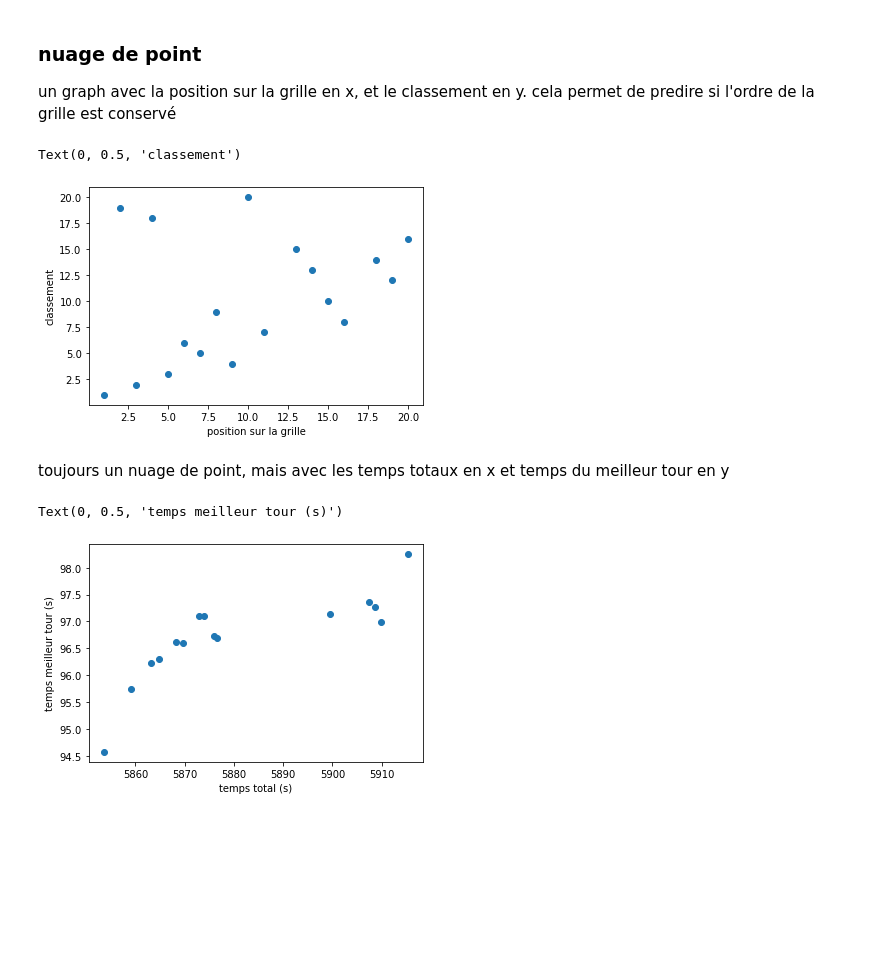
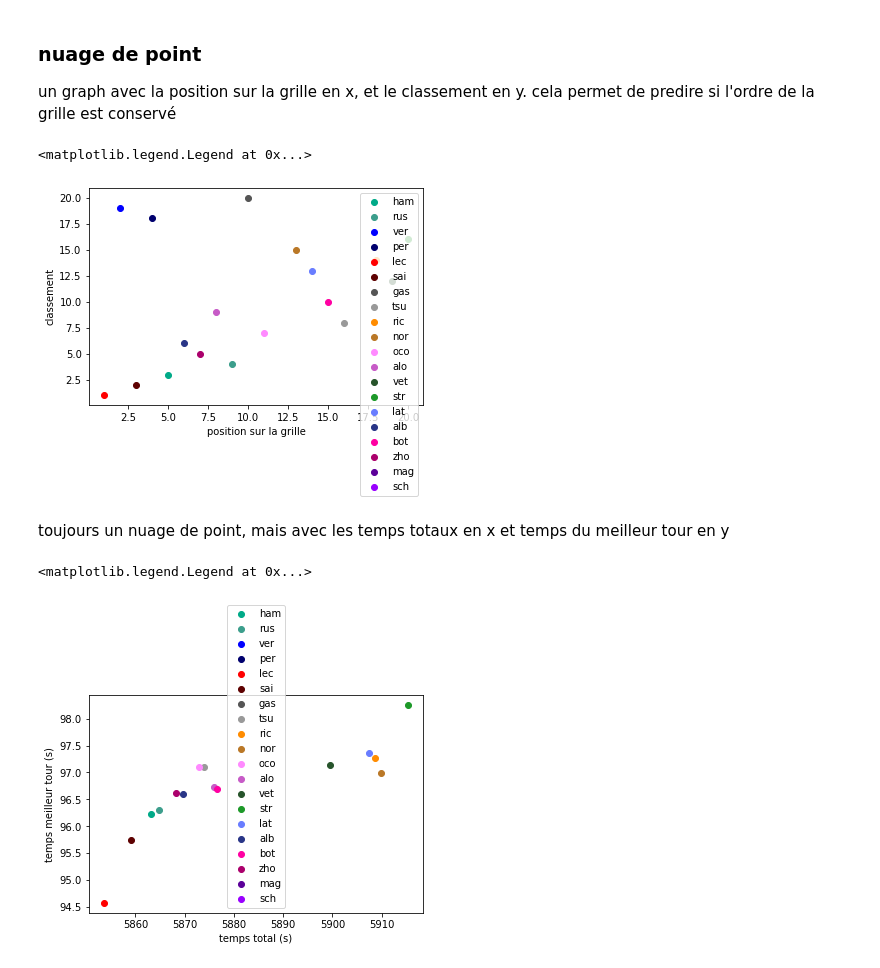
Before and after one commit to shayanekat/FormulaOne, a Jupyter notebook: analyse.ipynb, the cells around one changed output. Cells and saved outputs as stored; diff of their text form; code cells hidden in the pictures; blank space fills up the shorter version.

Commit message:
add pilot color

```diff
--- a/analyse.ipynb
+++ b/analyse.ipynb
@@ -28,6 +28,29 @@ data_result = pd.read_csv("data/race_result.csv")
 
 X = [i for i in range(1, data_points.shape[0]+1)]
 n = 6
+order = ["ham","rus","ver","per","lec","sai","gas","tsu","ric","nor","oco","alo","vet","str","lat","alb","bot","zho","mag","sch"]
+colors = {
+    "ham": "#00AA88",
+    "rus": "#3C9E8C",
+    "ver": "#0000FF",
+    "per": "#00006E",
+    "lec": "#FF0000",
+    "sai": "#5E0101",
+    "gas": "#555555",
+    "tsu": "#999999",
+    "ric": "#FF8C00",
+    "nor": "#BA7827",
+    "oco": "#FF8AFF",
+    "alo": "#C75BC7",
+    "vet": "#27542B",
+    "str": "#1D9929",
+    "lat": "#697DFF",
+    "alb": "#293587",
+    "bot": "#FF00A2",
+    "zho": "#AB006C",
+    "mag": "#5C0099",
+    "sch": "#9900FF"
+}
 
 jsonfile = open("teams.json")
 teams_pilot = json.load(jsonfile)
@@ -74,18 +97,22 @@ print(teams_pilot)
 ### nuage de point
 un graph avec la position sur la grille en x, et le classement en y. cela permet de predire si l'ordre de la grille est conservé
 # %%
-plt.scatter(data_grid, data_result)
+for pilot in order:
+    plt.scatter(data_grid[pilot], data_result[pilot], color=colors[pilot], label=pilot)
 plt.xlabel("position sur la grille")
 plt.ylabel("classement")
+plt.legend()
 # %% [output]
-Text(0, 0.5, 'classement')
+<matplotlib.legend.Legend at 0x...>
-[figure, old version]
+[figure, new version]
 # %% [markdown]
 toujours un nuage de point, mais avec les temps totaux en x et temps du meilleur tour en y
 # %%
-plt.scatter(data_times, data_best_lap)
+for pilot in order:
+    plt.scatter(data_times[pilot], data_best_lap[pilot], color=colors[pilot], label=pilot)
 plt.xlabel("temps total (s)")
 plt.ylabel("temps meilleur tour (s)")
+plt.legend()
 # %% [output]
-Text(0, 0.5, 'temps meilleur tour (s)')
+<matplotlib.legend.Legend at 0x...>
-[figure, old version]
+[figure, new version]
```
